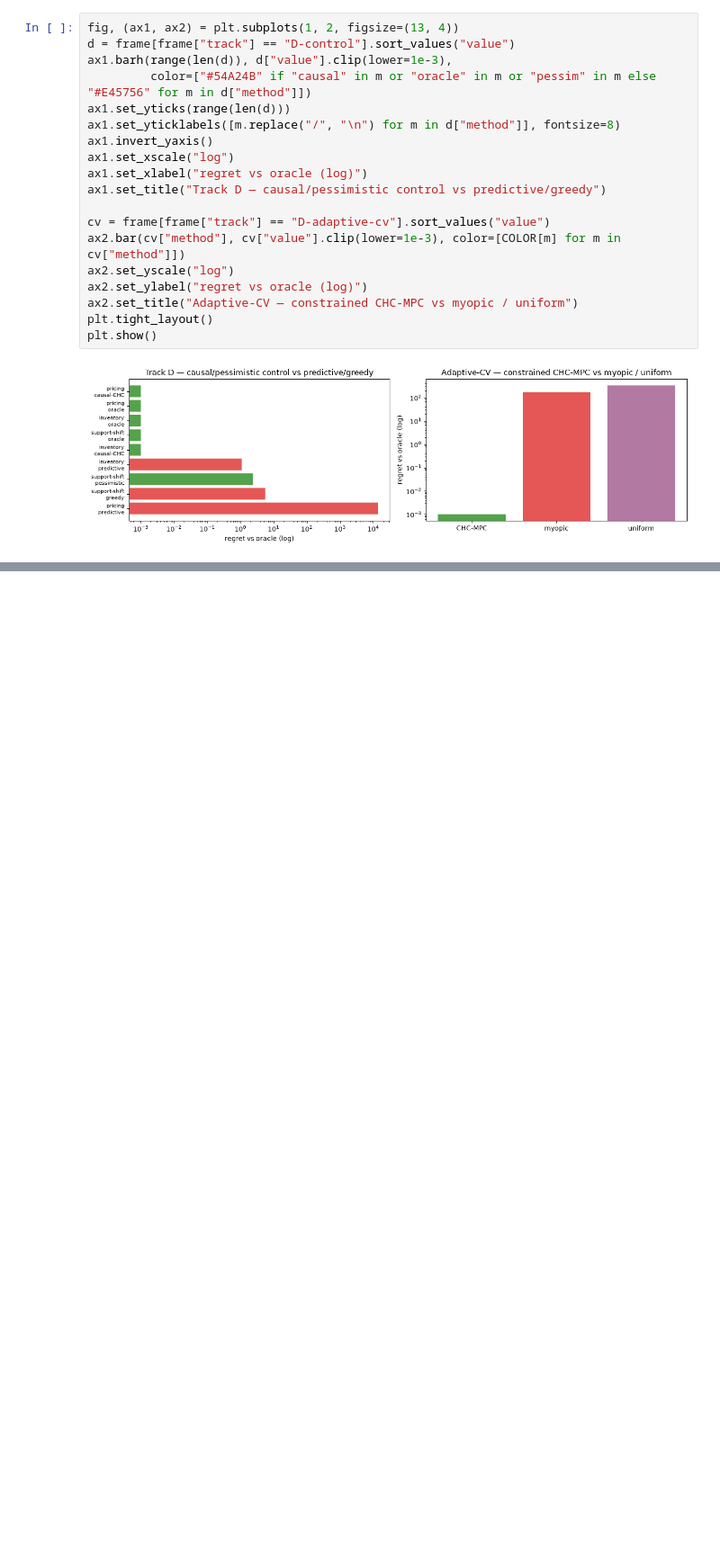
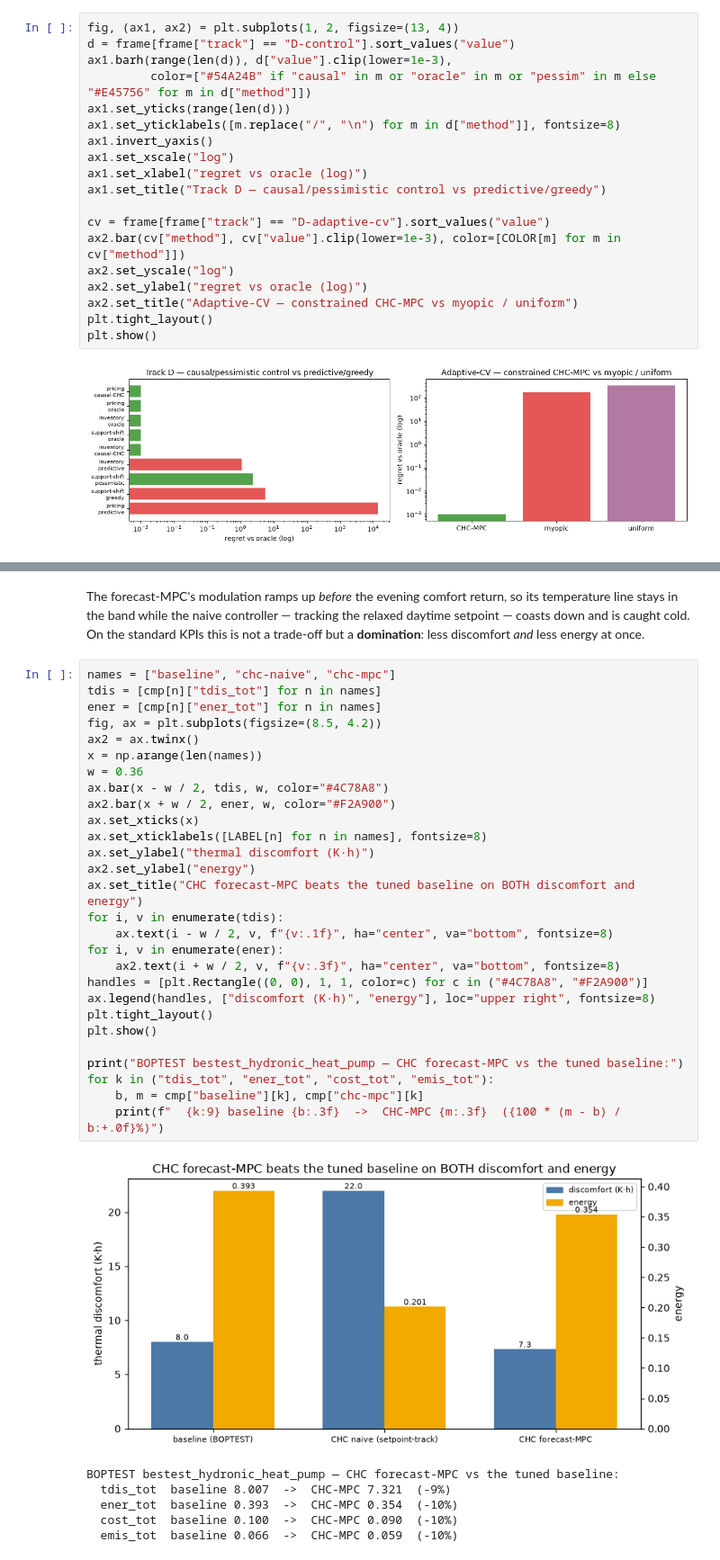
Before and after one commit to causaldyn/causaldyn-bench, a Jupyter notebook: notebooks/leaderboard.ipynb, the cells around one changed output, grey strips where cells are left out. Shown at 90% size. Drawn from its saved outputs; the diff is of its cells as text; blank space fills up the shorter version.

```diff
--- a/notebooks/leaderboard.ipynb
+++ b/notebooks/leaderboard.ipynb
@@ -148,3 +196,43 @@ plt.show()
+# %% [markdown]
+The forecast-MPC's modulation ramps up *before* the evening comfort return, so its temperature line
+stays in the band while the naive controller — tracking the relaxed daytime setpoint — coasts down and
+is caught cold. On the standard KPIs this is not a trade-off but a **domination**: less discomfort *and*
+less energy at once.
+# %%
+names = ["baseline", "chc-naive", "chc-mpc"]
+tdis = [cmp[n]["tdis_tot"] for n in names]
+ener = [cmp[n]["ener_tot"] for n in names]
+fig, ax = plt.subplots(figsize=(8.5, 4.2))
+ax2 = ax.twinx()
+x = np.arange(len(names))
+w = 0.36
+ax.bar(x - w / 2, tdis, w, color="#4C78A8")
+ax2.bar(x + w / 2, ener, w, color="#F2A900")
+ax.set_xticks(x)
+ax.set_xticklabels([LABEL[n] for n in names], fontsize=8)
+ax.set_ylabel("thermal discomfort (K·h)")
+ax2.set_ylabel("energy")
+ax.set_title("CHC forecast-MPC beats the tuned baseline on BOTH discomfort and energy")
+for i, v in enumerate(tdis):
+    ax.text(i - w / 2, v, f"{v:.1f}", ha="center", va="bottom", fontsize=8)
+for i, v in enumerate(ener):
+    ax2.text(i + w / 2, v, f"{v:.3f}", ha="center", va="bottom", fontsize=8)
+handles = [plt.Rectangle((0, 0), 1, 1, color=c) for c in ("#4C78A8", "#F2A900")]
+ax.legend(handles, ["discomfort (K·h)", "energy"], loc="upper right", fontsize=8)
+plt.tight_layout()
+plt.show()
+
+print("BOPTEST bestest_hydronic_heat_pump — CHC forecast-MPC vs the tuned baseline:")
+for k in ("tdis_tot", "ener_tot", "cost_tot", "emis_tot"):
+    b, m = cmp["baseline"][k], cmp["chc-mpc"][k]
+    print(f"  {k:9} baseline {b:.3f}  ->  CHC-MPC {m:.3f}  ({100 * (m - b) / b:+.0f}%)")
+# %% [output]
+[figure, added]
+BOPTEST bestest_hydronic_heat_pump — CHC forecast-MPC vs the tuned baseline:
+  tdis_tot  baseline 8.007  ->  CHC-MPC 7.321  (-9%)
+  ener_tot  baseline 0.393  ->  CHC-MPC 0.354  (-10%)
+  cost_tot  baseline 0.100  ->  CHC-MPC 0.090  (-10%)
+  emis_tot  baseline 0.066  ->  CHC-MPC 0.059  (-10%)
 # %% [markdown]
 ## Scope & honesty (read this before quoting the numbers)
 
```
Also changed, not shown: parts of 5 cells of this notebook, 4 other files.
